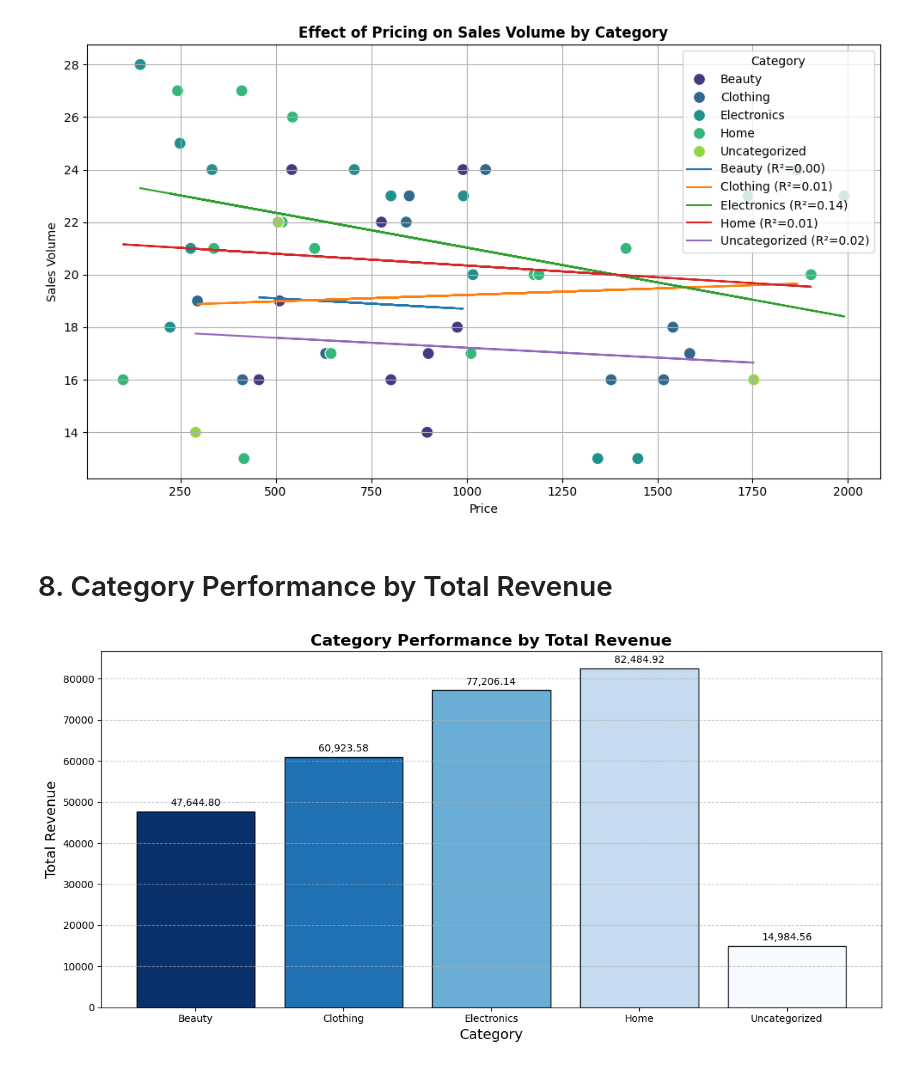
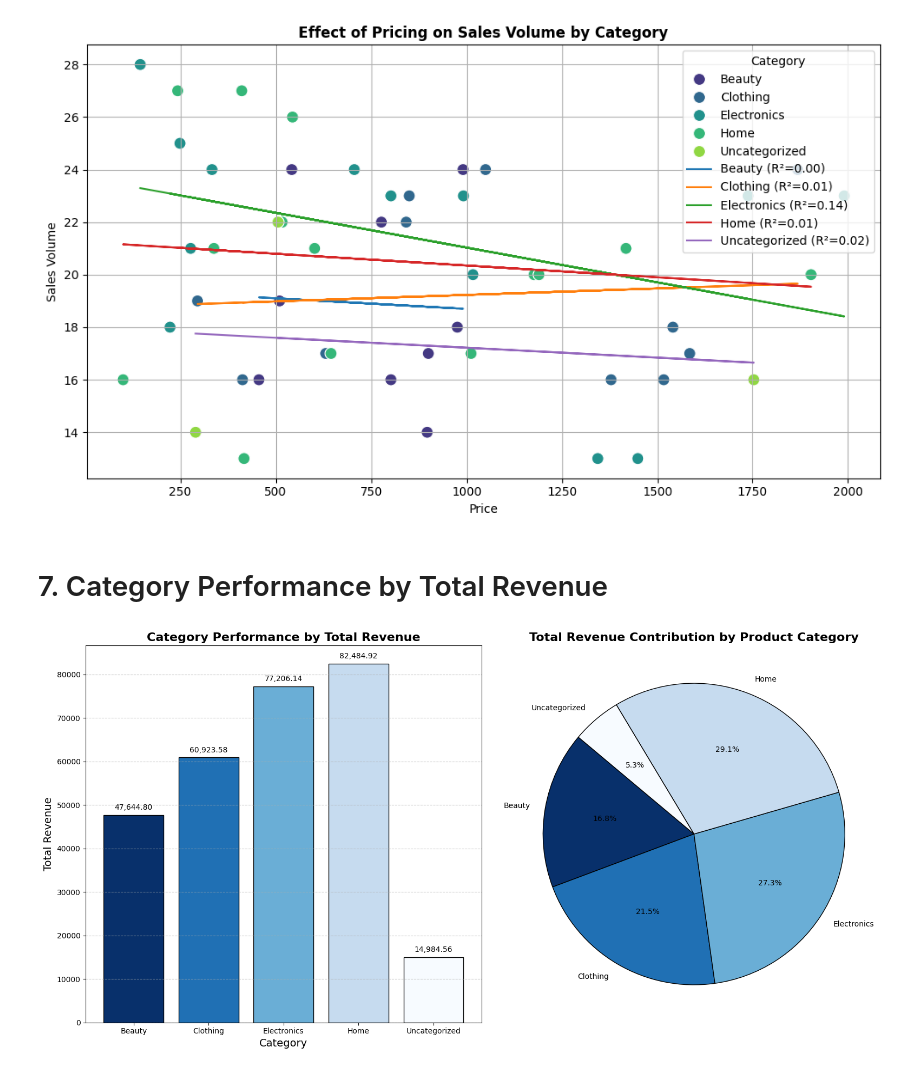
Before and after one commit to mansi-mishra0904/CRM-Data-Engineering-and-Analysis-Pipeline, a Jupyter notebook: CRM/product_sales_performance_evaluation.ipynb, the cells around one changed output. Saved outputs shown, nothing was run; the diff lists cells and outputs as text; code cells hidden in the pictures.

```diff
--- a/CRM/product_sales_performance_evaluation.ipynb
+++ b/CRM/product_sales_performance_evaluation.ipynb
@@ -79,7 +60,7 @@ merged_df = transactions_df.join(products_df, on='Product_ID')
 
 # Calculate total revenue and sales volume for each product
 product_sales_df = merged_df.groupBy("Product_ID", "Product_Name", "Category", "Price").agg(
-    round(_sum("Amount"), 2).alias("Total_Revenue"),
+    _sum("Amount").alias("Total_Revenue"),
     count("Transaction_ID").alias("Sales_Volume")
 )
 
@@ -386,46 +339,62 @@ plt.show()
 # %% [output]
 [figure]
 # %% [markdown]
-# 8. Category Performance by Total Revenue
+# 7. Category Performance by Total Revenue
 # %%
 # Evaluate Category Performance by Total Revenue
 category_performance = product_sales_df.groupby('Category').agg({
     'Total_Revenue': 'sum',
     'Sales_Volume': 'sum'
 }).reset_index()
 
+# Aggregate total spending by category
+category_spending = merged_df.groupby(['Category']).agg({'Amount': 'sum'}).reset_index()
+
 # Define a colormap for shades of blue
 cmap = get_cmap('Blues')
-
-# Generate colors for the categories
 colors = cmap(np.linspace(0, 1, len(category_performance)))[::-1]
 
-# Set up the figure and axis
-fig, ax = plt.subplots(figsize=(12, 6))
+# Set up the figure and axes for the two plots
+fig, (ax1, ax2) = plt.subplots(1, 2, figsize=(16, 8))
 
-# Bar plot for Category Performance by Total Revenue
-bars = ax.bar(category_performance['Category'], category_performance['Total_Revenue'], color=colors, edgecolor='black')
+# Plot 1: Bar plot for Category Performance by Total Revenue
+bars = ax1.bar(category_performance['Category'], category_performance['Total_Revenue'], color=colors, edgecolor='black')
 
-# Customize the title and labels
-ax.set_title('Category Performance by Total Revenue', fontsize=16, fontweight='bold')
-ax.set_xlabel('Category', fontsize=14)
-ax.set_ylabel('Total Revenue', fontsize=14)
-ax.grid(axis='y', linestyle='--', alpha=0.7)
+# Customize the bar plot title and labels
+ax1.set_title('Category Performance by Total Revenue', fontsize=16, fontweight='bold')
+ax1.set_xlabel('Category', fontsize=14)
+ax1.set_ylabel('Total Revenue', fontsize=14)
+ax1.grid(axis='y', linestyle='--', alpha=0.7)
 
 # Add labels on the bars
 for bar in bars:
     height = bar.get_height()
-    ax.text(
+    ax1.text(
         bar.get_x() + bar.get_width() / 2,
         height + 0.01 * max(category_performance['Total_Revenue']),
         f'{height:,.2f}',
         ha='center',
         va='bottom',
         fontsize=10
     )
 
-# Adjust layout
+# Plot 2: Pie chart for Total Revenue Contribution by Product Category
+ax2.pie(
+    category_spending['Amount'],
+    labels=category_spending['Category'],
+    colors=colors,
+    autopct='%1.1f%%',
+    startangle=140,
+    wedgeprops={'edgecolor': 'black'}
+)
+
+# Customize the pie chart title
+ax2.set_title('Total Revenue Contribution by Product Category', fontsize=16, fontweight='bold')
+
+# Adjust layout to prevent overlap
 plt.tight_layout()
+
+# Display the combined figure
 plt.show()
 # %% [output]
-[figure, old version]
+[figure, new version]
```
Also changed, not shown: parts of 7 cells of this notebook, 2 other files.
